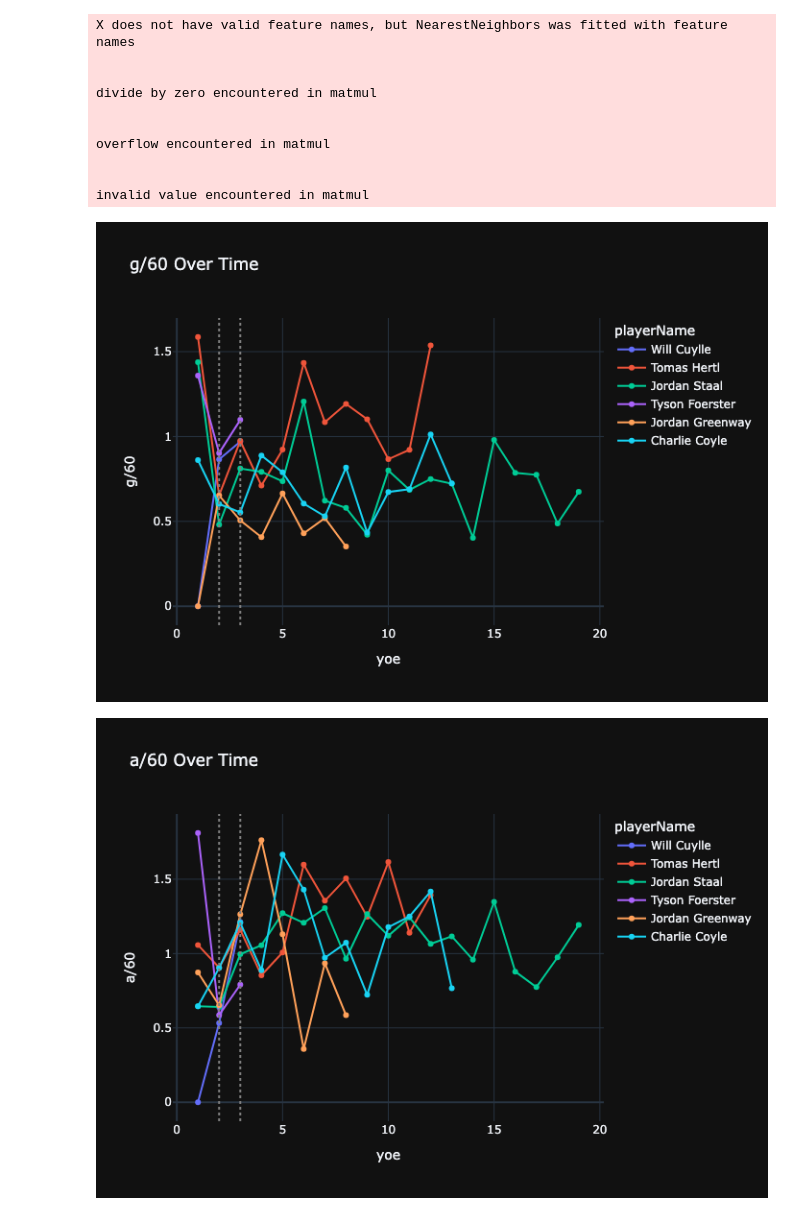
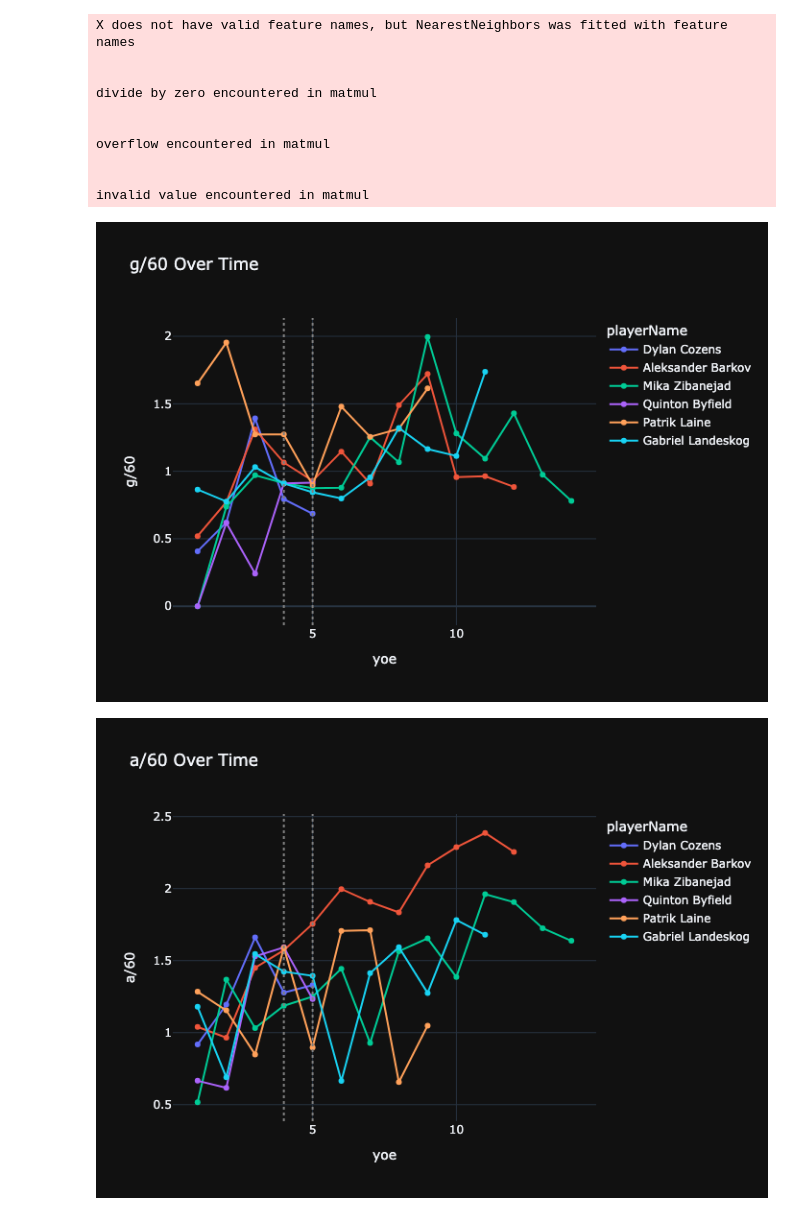
Before and after one commit to rmahtab/nhl-player-projections, a Jupyter notebook: career-projection.ipynb, the cells around one changed output. Drawn from its saved outputs; the diff is of its cells as text; code cells hidden in the pictures.

```diff
--- a/career-projection.ipynb
+++ b/career-projection.ipynb
@@ -74,6 +74,10 @@ def runner(position, input_text, time_col, lookback, num_neighbors):
     input_id = max(hdf[hdf["playerName"].str.contains(input_text)]["playerId"])
     time_vals = list(hdf[hdf["playerName"].str.contains(input_text)][time_col][-lookback:])
 
+    if len(time_vals) < lookback:
+        raise ValueError(f"Player has only played {time_vals[-1]} season(s), which is less than the lookback window of {lookback}")
+        return None, None
+
     print(f"Looking for players similar to {input_name} [{input_id}] using stats from {time_col} = {time_vals}")
 
     pdf = pivot_stats(hdf, time_col, time_vals)
@@ -106,7 +110,7 @@ def runner(position, input_text, time_col, lookback, num_neighbors):
     return nbrs_stats, time_vals
 # %%
 POSITION = "forwards" # {forwards, defensemen, goalies}
-INPUT = "Cuylle"
+INPUT = "Cozens"
 TIME_COL = "yoe"
 LOOKBACK = 2
 NUM_NEIGHBORS = 5
@@ -140,12 +144,12 @@ Looking for players similar to Will Cuylle [8482157] using stats from yoe = [2,
 X does not have valid feature names, but NearestNeighbors was fitted with feature names
 
 
 divide by zero encountered in matmul
 
 
 overflow encountered in matmul
 
 
 invalid value encountered in matmul
-[figure, old version]
+[figure, new version]
-[figure, old version]
+[figure, new version]
```
Also changed, not shown: parts of 3 cells of this notebook, 4 other files.
